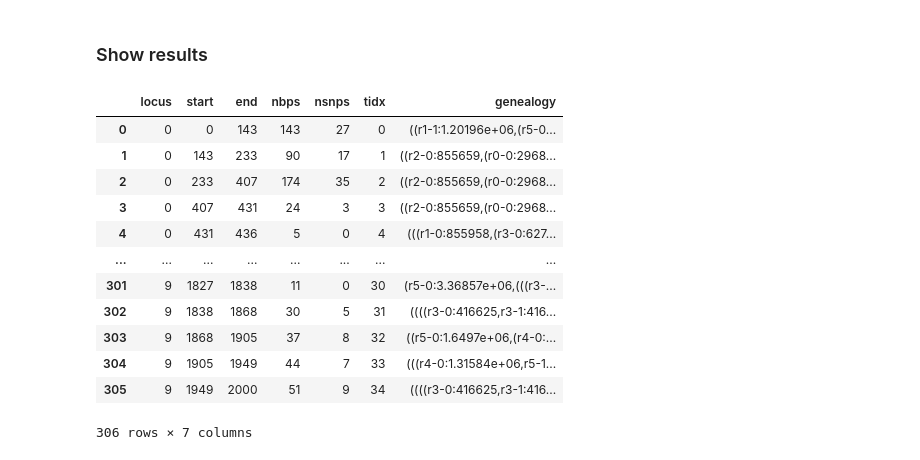
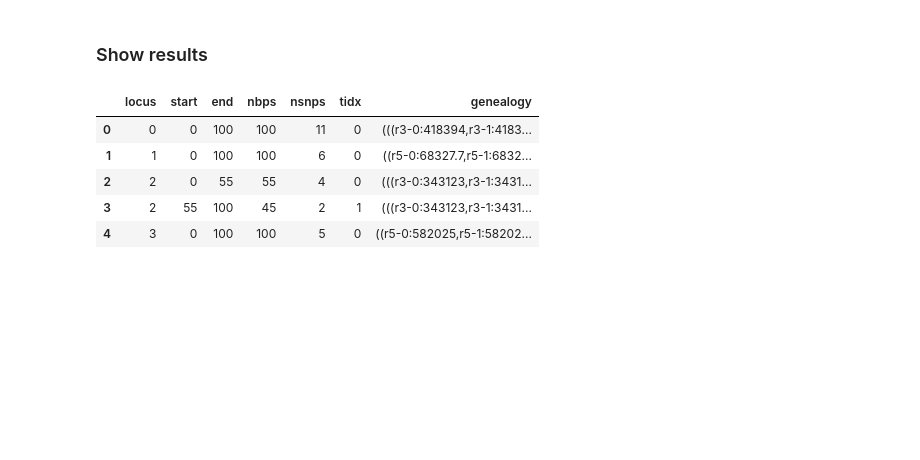
Before and after one commit to pmckenz1/ipcoal, a Jupyter notebook: notebooks/VCF-write-test.ipynb, the cells around one changed output. Drawn from its saved outputs; the diff is of its cells as text; code cells hidden in the pictures; blank space fills up the shorter version.

```diff
--- a/notebooks/VCF-write-test.ipynb
+++ b/notebooks/VCF-write-test.ipynb
@@ -10,7 +14,7 @@ tree = toytree.rtree.unittree(6, 1e6)
 # %% [markdown]
 ### Define the coalescent model
 # %%
-model = ipcoal.Model(tree, Ne=1e6, nsamples=2)
+model = ipcoal.Model(tree, Ne=1e5, nsamples=2)
 # %% [markdown]
 ### Simulate data
 # %%
@@ -18,18 +22,11 @@ model.sim_loci(10, 2000)
 # %% [markdown]
 ### Show results
 # %%
-model.df
+model.df.head()
 # %% [output]
 |  | locus | start | end | nbps | nsnps | tidx | genealogy |
-| 0 | 0 | 0 | 143 | 143 | 27 | 0 | ((r1-1:1.20196e+06,(r5-0... |
-| 1 | 0 | 143 | 233 | 90 | 17 | 1 | ((r2-0:855659,(r0-0:2968... |
-| 2 | 0 | 233 | 407 | 174 | 35 | 2 | ((r2-0:855659,(r0-0:2968... |
-| 3 | 0 | 407 | 431 | 24 | 3 | 3 | ((r2-0:855659,(r0-0:2968... |
-| 4 | 0 | 431 | 436 | 5 | 0 | 4 | (((r1-0:855958,(r3-0:627... |
-| ... | ... | ... | ... | ... | ... | ... | ... |
-| 301 | 9 | 1827 | 1838 | 11 | 0 | 30 | (r5-0:3.36857e+06,(((r3-... |
-| 302 | 9 | 1838 | 1868 | 30 | 5 | 31 | ((((r3-0:416625,r3-1:416... |
-| 303 | 9 | 1868 | 1905 | 37 | 8 | 32 | ((r5-0:1.6497e+06,(r4-0:... |
-| 304 | 9 | 1905 | 1949 | 44 | 7 | 33 | (((r4-0:1.31584e+06,r5-1... |
-| 305 | 9 | 1949 | 2000 | 51 | 9 | 34 | ((((r3-0:416625,r3-1:416... |
+| 0 | 0 | 0 | 100 | 100 | 11 | 0 | (((r3-0:418394,r3-1:4183... |
+| 1 | 1 | 0 | 100 | 100 | 6 | 0 | ((r5-0:68327.7,r5-1:6832... |
+| 2 | 2 | 0 | 55 | 55 | 4 | 0 | (((r3-0:343123,r3-1:3431... |
+| 3 | 2 | 55 | 100 | 45 | 2 | 1 | (((r3-0:343123,r3-1:3431... |
+| 4 | 3 | 0 | 100 | 100 | 5 | 0 | ((r5-0:582025,r5-1:58202... |
-306 rows × 7 columns
```
Also changed, not shown: parts of 4 cells of this notebook.
